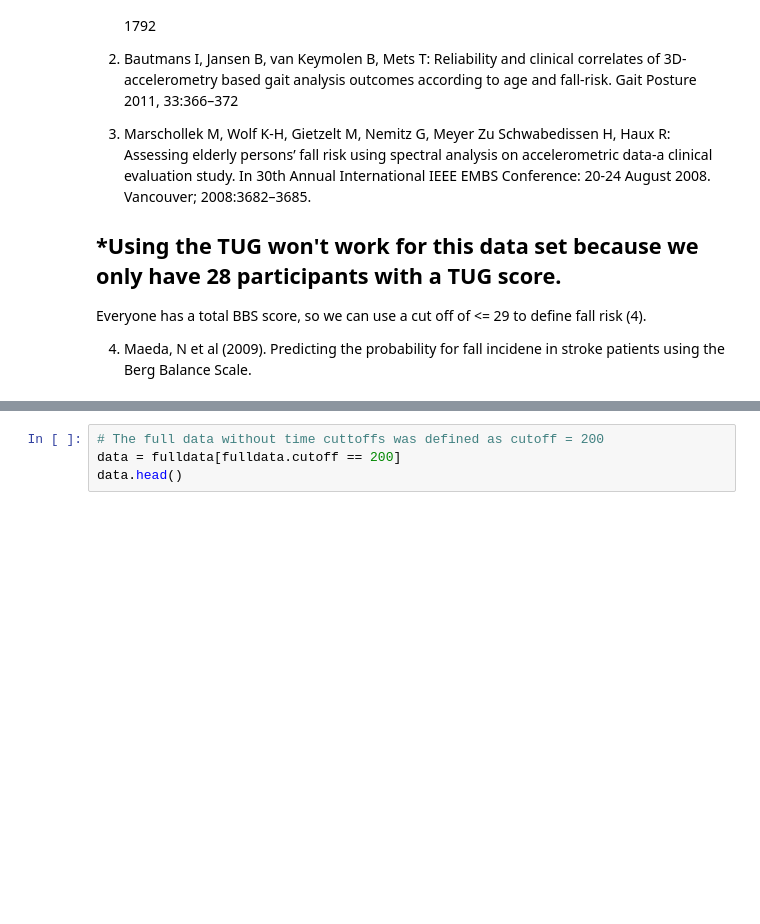
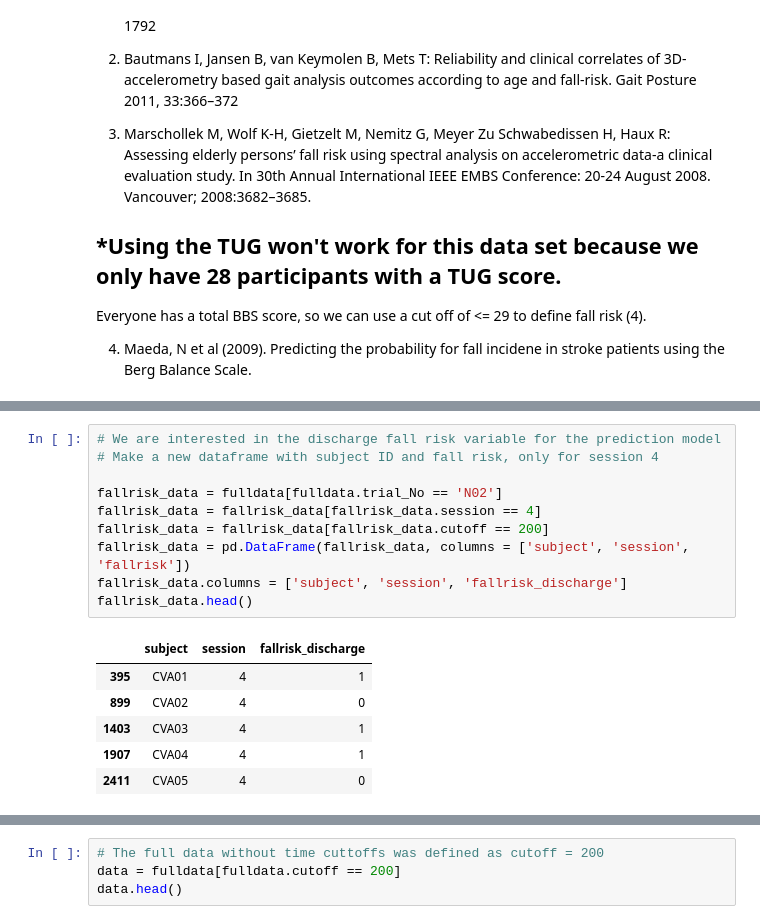
Before and after one commit to obrienmk/InpatientSensors, a Jupyter notebook: Machine_Learning_BBS/Machine_Learning_BBS_072120.ipynb, the cells around one changed output, grey strips where cells are left out. Cells and saved outputs as stored; diff of their text form; blank space fills up the shorter version.

```diff
--- a/Machine_Learning_BBS/Machine_Learning_BBS_072120.ipynb
+++ b/Machine_Learning_BBS/Machine_Learning_BBS_072120.ipynb
@@ -97,3 +89,20 @@ fulldata.head()
 | 2 | CVA01 | CVA | 19926 | 43195.0 | 43201 | 63 | F | White/Non-Hispanic | 172.72 | 62.2 | ... |
 | 3 | CVA01 | CVA | 19926 | 43195.0 | 43201 | 63 | F | White/Non-Hispanic | 172.72 | 62.2 | ... |
 | 4 | CVA01 | CVA | 19926 | 43195.0 | 43201 | 63 | F | White/Non-Hispanic | 172.72 | 62.2 | ... |
+# %%
+# We are interested in the discharge fall risk variable for the prediction model
+# Make a new dataframe with subject ID and fall risk, only for session 4
+
+fallrisk_data = fulldata[fulldata.trial_No == 'N02']
+fallrisk_data = fallrisk_data[fallrisk_data.session == 4]
+fallrisk_data = fallrisk_data[fallrisk_data.cutoff == 200]
+fallrisk_data = pd.DataFrame(fallrisk_data, columns = ['subject', 'session', 'fallrisk'])
+fallrisk_data.columns = ['subject', 'session', 'fallrisk_discharge']
+fallrisk_data.head()
+# %% [output]
+|  | subject | session | fallrisk_discharge |
+| 395 | CVA01 | 4 | 1 |
+| 899 | CVA02 | 4 | 0 |
+| 1403 | CVA03 | 4 | 1 |
+| 1907 | CVA04 | 4 | 1 |
+| 2411 | CVA05 | 4 | 0 |
```
Also changed, not shown: parts of 22 cells of this notebook.
